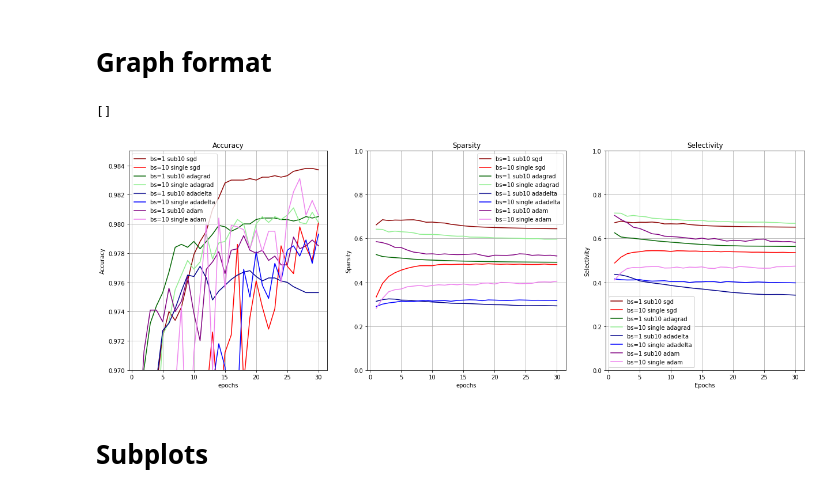
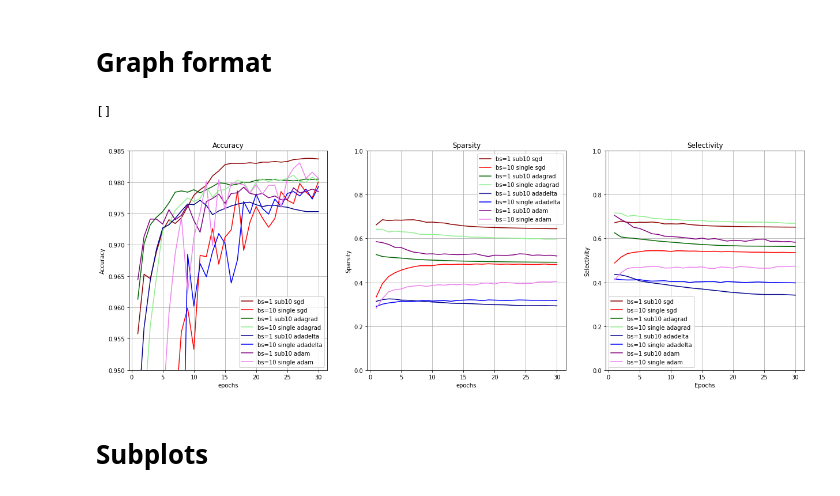
Before and after one commit to 7201krap/COMS30045_Individual-Project, a Jupyter notebook: FINAL/Graphs/single_vs_pair_vs_original/compare.ipynb, the cells around one changed output. Saved outputs shown, nothing was run; the diff lists cells and outputs as text; code cells hidden in the pictures.

Commit message:
graphs

```diff
--- a/FINAL/Graphs/single_vs_pair_vs_original/compare.ipynb
+++ b/FINAL/Graphs/single_vs_pair_vs_original/compare.ipynb
@@ -145,7 +145,7 @@ ax1.set_ylabel('Accuracy')
 ax1.set_title('Accuracy')
 ax1.legend()
 
-ax1.set_ylim([0.97, 0.985])
+ax1.set_ylim([0.95, 0.985])
 
 # sparsity
 ax2.plot(np.linspace(1, 30, 30), sub10_spar_sgd, label='bs=1 sub10 sgd', c='darkred')
@@ -165,34 +165,34 @@ ax2.set_xlabel('epochs')
 ax2.set_ylabel('Sparsity')
 ax2.set_title('Sparsity')
 ax2.legend()
 
 ax2.set_ylim([0, 1])
 
 # selectivity
 ax3.plot(np.linspace(1, 30, 30), sub10_selec_avg_sgd, label='bs=1 sub10 sgd', c='darkred')
 ax3.plot(np.linspace(1, 30, 30), bs10_selec_avg_sgd, label='bs=10 single sgd', c='red')
 
 ax3.plot(np.linspace(1, 30, 30), sub10_selec_avg_adagrad, label='bs=1 sub10 adagrad', c='darkgreen')
 ax3.plot(np.linspace(1, 30, 30), bs10_selec_avg_adagrad, label='bs=10 single adagrad', c='lightgreen')
 
 ax3.plot(np.linspace(1, 30, 30), sub10_selec_avg_adadelta, label='bs=1 sub10 adadelta', c='darkblue')
 ax3.plot(np.linspace(1, 30, 30), bs10_selec_avg_adadelta, label='bs=10 single adadelta', c='blue')
 
 ax3.plot(np.linspace(1, 30, 30), sub10_selec_avg_adam, label='bs=1 sub10 adam', c='purple')
 ax3.plot(np.linspace(1, 30, 30), bs10_selec_avg_adam, label='bs=10 single adam', c='violet')
 
 ax3.grid()
 ax3.set_xlabel('Epochs')
 ax3.set_ylabel('Selectivity')
 ax3.set_title('Selectivity')
 ax3.legend()
 
 ax3.set_ylim([0, 1])
 
 plt.plot()
 # %% [output]
 []
-[figure, old version]
+[figure, new version]
 # %% [markdown]
 # Subplots
 # %%
```
Also changed, not shown: 1 other file.
